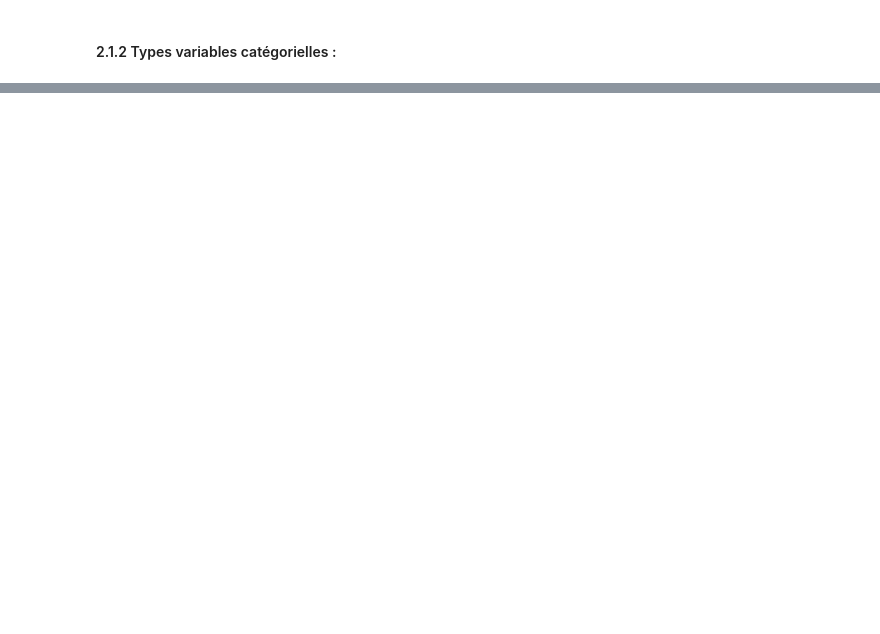
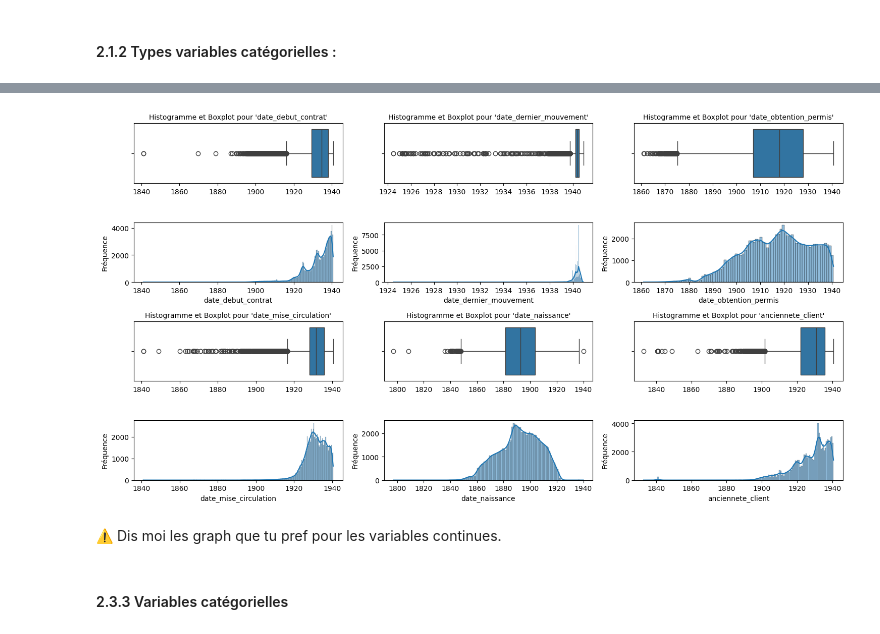
Before and after one commit to melaniedaddio/Churn_contrat_auto, a Jupyter notebook: notebooks/01_Data_exploration.ipynb, the cells around one changed output, grey strips where cells are left out. Saved outputs shown, nothing was run; the diff lists cells and outputs as text; code cells hidden in the pictures; blank space fills up the shorter version.

```diff
--- a/notebooks/01_Data_exploration.ipynb
+++ b/notebooks/01_Data_exploration.ipynb
@@ -372,0 +540,15 @@ for field_name in dict_labels.keys():
+# %%
+n_cols = 3
+n_rows = (len(var_date) + n_cols - 1) // n_cols
+
+plt.figure(figsize=(n_cols * 5, n_rows * 5))
+
+for i, col in enumerate(var_date):
+    plt.subplot(n_rows, n_cols, i + 1)
+    sns.histplot(df[col], kde=True, color='skyblue', bins=20)
+    plt.title(f'Distribution de {col}')
+    plt.xlabel(col)
+    plt.ylabel('Fréquence')
+
+plt.tight_layout()
+plt.show()
@@ -372,0 +557,45 @@ for field_name in dict_labels.keys():
+# %%
+def hist_box(data, var, ax_box, ax_hist):
+    # Boxplot
+    sns.boxplot(data=data, x=var, ax=ax_box)
+    ax_box.set(xlabel='')
+    ax_box.set_title(f"Histogramme et Boxplot pour '{var}'", fontsize=10)
+
+    # Histogramme
+    sns.histplot(data=data, x=var, kde=True, ax=ax_hist)
+    ax_hist.set(xlabel=var, ylabel='Fréquence')
+
+
+
+n_cols = 3
+n_rows = (len(var_date) + n_cols - 1) // n_cols
+
+fig, axes = plt.subplots(n_rows * 2, n_cols, figsize=(n_cols * 5, n_rows * 4), sharex=False)
+
+if n_rows * 2 == 1:
+    axes = [axes]
+
+for idx, var in enumerate(var_date):
+    row = (idx // n_cols) * 2  # Ligne du subplot (box + hist)
+    col = idx % n_cols
+
+    ax_box = axes[row][col]
+    ax_hist = axes[row + 1][col]
+
+    hist_box(df, var, ax_box, ax_hist)
+
+total_slots = n_rows * n_cols
+for idx in range(len(var_date), total_slots):
+    row = (idx // n_cols) * 2
+    col = idx % n_cols
+    axes[row][col].axis('off')
+    axes[row + 1][col].axis('off')
+
+plt.tight_layout()
+plt.show()
+# %% [output]
+[figure, added]
+# %% [markdown]
+⚠️ Dis moi les graph que tu pref pour les variables continues.
+# %% [markdown]
+#### 2.3.3 Variables catégorielles
```
Also changed, not shown: parts of 66 cells of this notebook.
